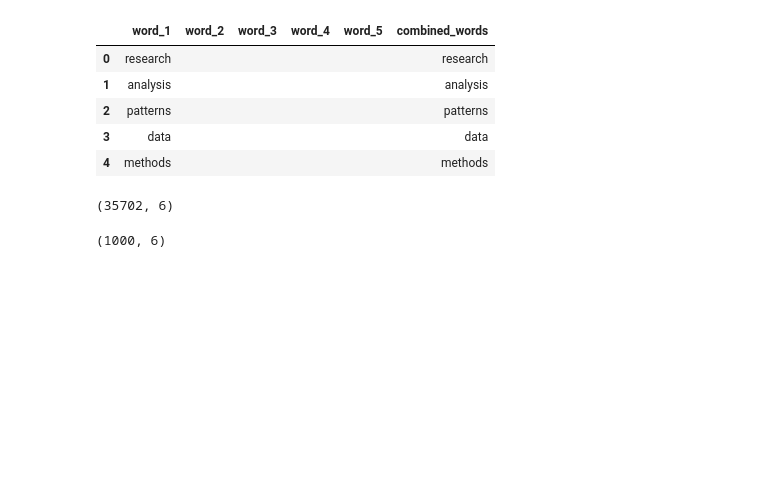
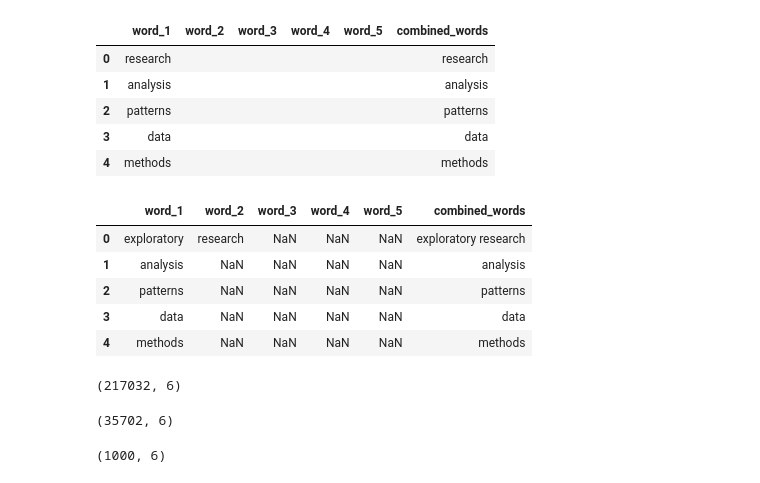
Before and after one commit to perpetualinsights/scraper_indeed, a Jupyter notebook: US_indeed_nlp.ipynb, the cells around one changed output. Drawn from its saved outputs; the diff is of its cells as text; code cells hidden in the pictures; blank space fills up the shorter version.

```diff
--- a/US_indeed_nlp.ipynb
+++ b/US_indeed_nlp.ipynb
@@ -351,7 +412,20 @@ df_chunk_v3.head()
 | 3 | data |  |  |  |  | data |
 | 4 | methods |  |  |  |  | methods |
 # %%
+df_chunk_v3 = pd.read_csv("df_ds_chunk__may16.csv")
+df_chunk_v3.head()
 #df_chunk_v3.to_csv("df_ds_chunk__may16.csv", index = False)
+# %% [output]
+|  | word_1 | word_2 | word_3 | word_4 | word_5 | combined_words |
+| 0 | exploratory | research | NaN | NaN | NaN | exploratory research |
+| 1 | analysis | NaN | NaN | NaN | NaN | analysis |
+| 2 | patterns | NaN | NaN | NaN | NaN | patterns |
+| 3 | data | NaN | NaN | NaN | NaN | data |
+| 4 | methods | NaN | NaN | NaN | NaN | methods |
+# %%
+df_chunk_v3.shape
+# %% [output]
+(217032, 6)
 # %%
 df_chunk_v4 = df_chunk_v3.copy().drop_duplicates()
 
```
Also changed, not shown: parts of 10 cells of this notebook, 21 other files.
